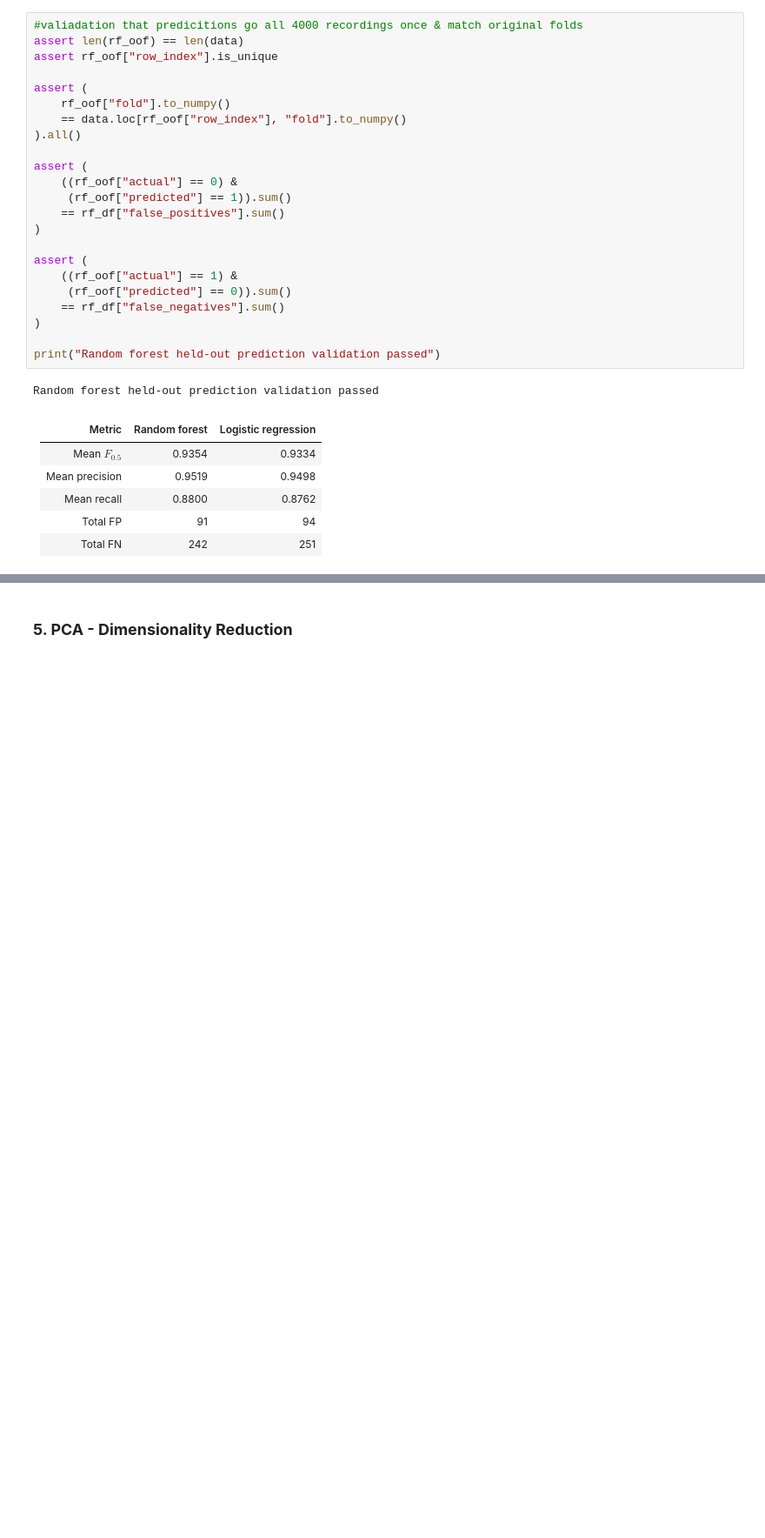
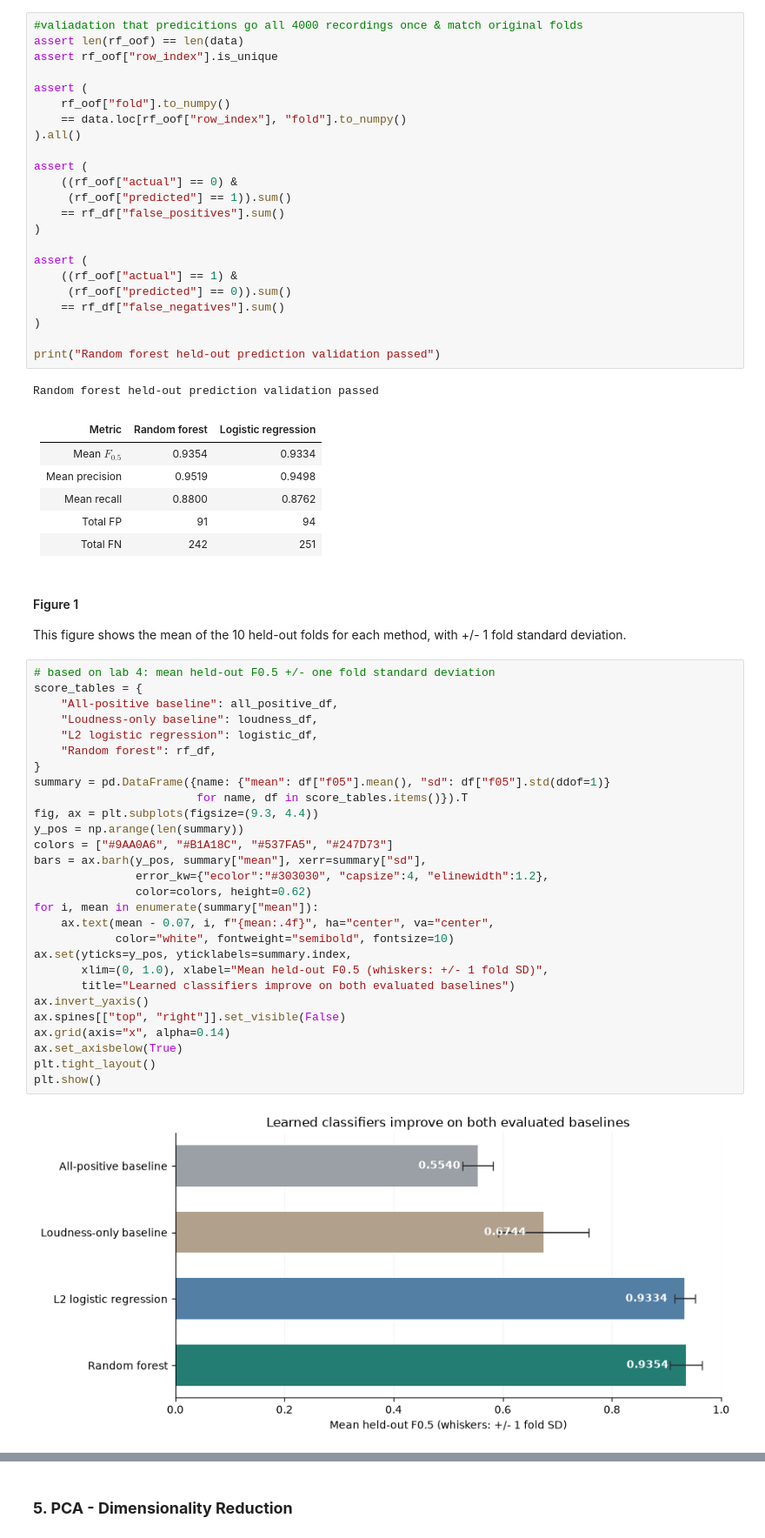
Before and after one commit to jkaphammer/UrbanSound-Analysis, a Jupyter notebook: UrbanSound.ipynb, the cells around one changed output, grey strips where cells are left out. Shown at 87% size. Cells and saved outputs as stored; diff of their text form; blank space fills up the shorter version.

Commit message:
Added plots, run_application.py

```diff
--- a/UrbanSound.ipynb
+++ b/UrbanSound.ipynb
@@ -953,3 +968,36 @@ Random forest held-out prediction validation passed
 | Mean recall    | 0.8800        | 0.8762              |
 | Total FP       | 91            | 94                  |
 | Total FN       | 242           | 251                 |
+# %% [markdown]
+#### Figure 1
+This figure shows the mean of the 10 held-out folds for each method, with +/- 1 fold standard deviation.
+# %%
+# based on lab 4: mean held-out F0.5 +/- one fold standard deviation
+score_tables = {
+    "All-positive baseline": all_positive_df,
+    "Loudness-only baseline": loudness_df,
+    "L2 logistic regression": logistic_df,
+    "Random forest": rf_df,
+}
+summary = pd.DataFrame({name: {"mean": df["f05"].mean(), "sd": df["f05"].std(ddof=1)}
+                        for name, df in score_tables.items()}).T
+fig, ax = plt.subplots(figsize=(9.3, 4.4))
+y_pos = np.arange(len(summary))
+colors = ["#9AA0A6", "#B1A18C", "#537FA5", "#247D73"]
+bars = ax.barh(y_pos, summary["mean"], xerr=summary["sd"],
+               error_kw={"ecolor":"#303030", "capsize":4, "elinewidth":1.2},
+               color=colors, height=0.62)
+for i, mean in enumerate(summary["mean"]):
+    ax.text(mean - 0.07, i, f"{mean:.4f}", ha="center", va="center",
+            color="white", fontweight="semibold", fontsize=10)
+ax.set(yticks=y_pos, yticklabels=summary.index,
+       xlim=(0, 1.0), xlabel="Mean held-out F0.5 (whiskers: +/- 1 fold SD)",
+       title="Learned classifiers improve on both evaluated baselines")
+ax.invert_yaxis()
+ax.spines[["top", "right"]].set_visible(False)
+ax.grid(axis="x", alpha=0.14)
+ax.set_axisbelow(True)
+plt.tight_layout()
+plt.show()
+# %% [output]
+[figure, added]
```
Also changed, not shown: parts of 40 cells of this notebook, 3 other files.
